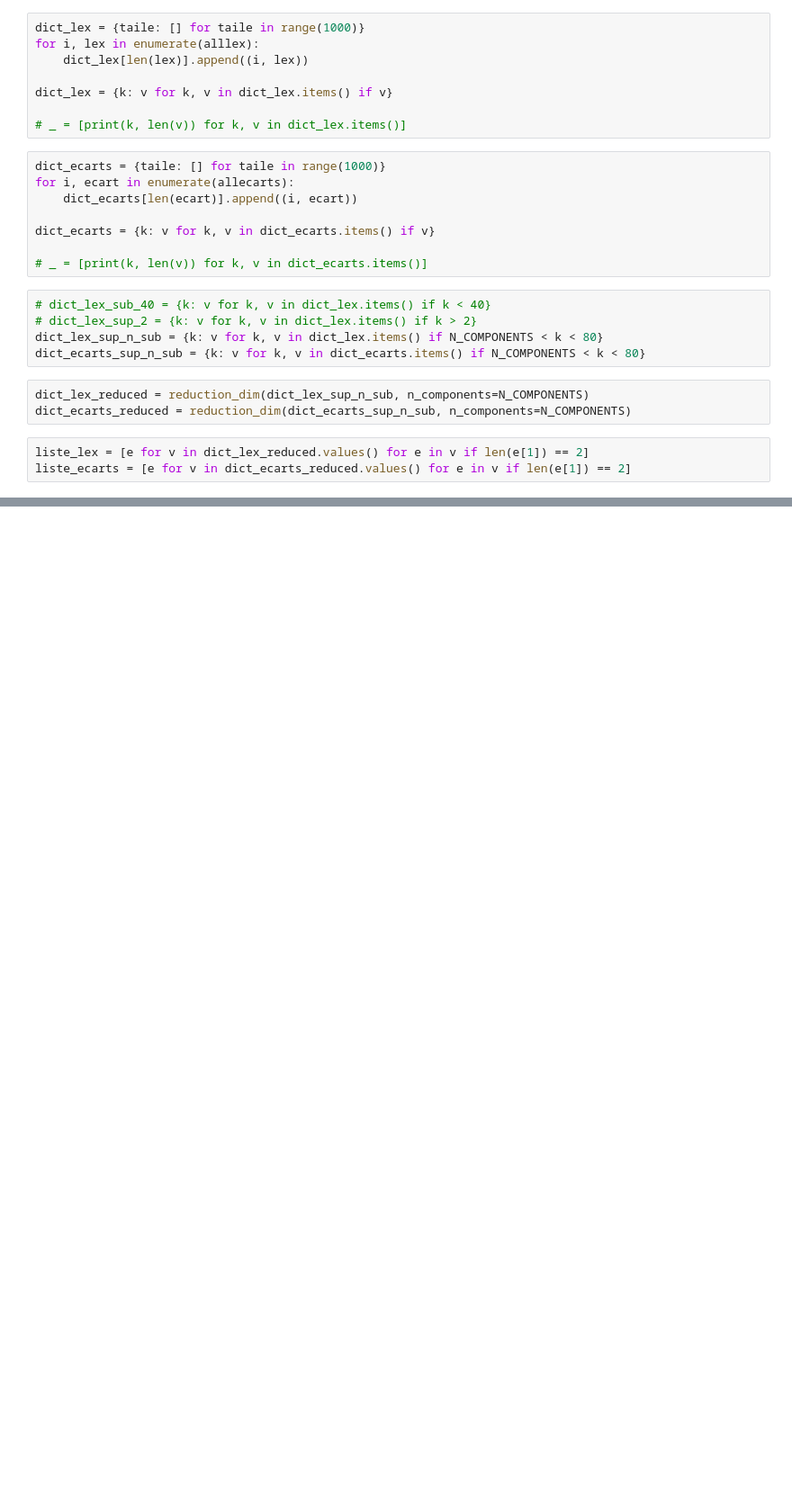
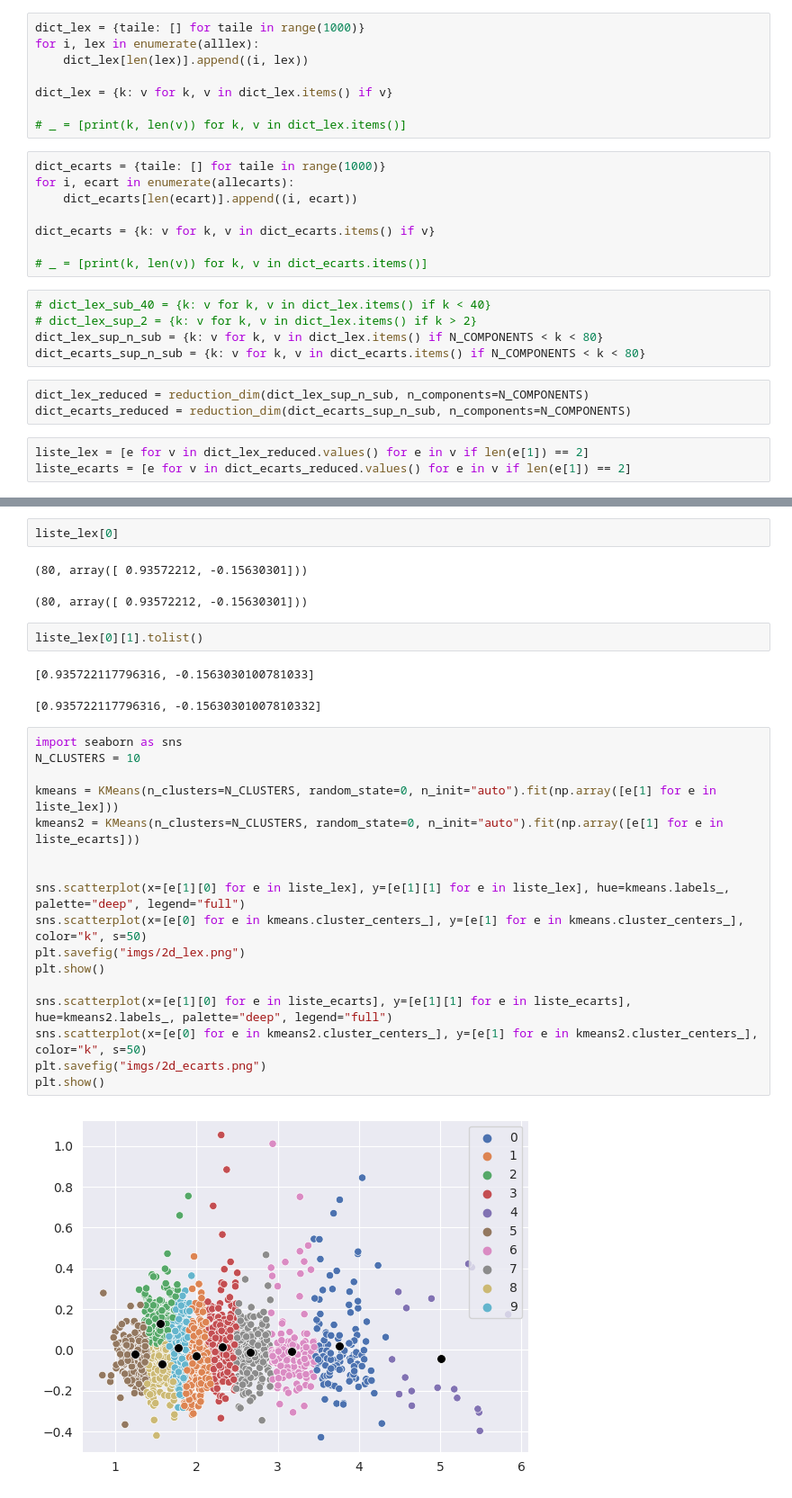
Before and after one commit to Marceau-h/memoire, a Jupyter notebook: createarray.ipynb, the cells around one changed output, grey strips where cells are left out. Shown: that part at 90% size. Cells and saved outputs as stored; diff of their text form; blank space fills up the shorter version.

Commit message:
Clustering suite

```diff
--- a/createarray.ipynb
+++ b/createarray.ipynb
@@ -293,0 +281,29 @@ numpy.ndarray
+# %%
+liste_lex[0]
+# %% [output]
+(80, array([ 0.93572212, -0.15630301]))
+(80, array([ 0.93572212, -0.15630301]))
+# %%
+liste_lex[0][1].tolist()
+# %% [output]
+[0.935722117796316, -0.1563030100781033]
+[0.935722117796316, -0.15630301007810332]
+# %%
+import seaborn as sns
+N_CLUSTERS = 10
+
+kmeans = KMeans(n_clusters=N_CLUSTERS, random_state=0, n_init="auto").fit(np.array([e[1] for e in liste_lex]))
+kmeans2 = KMeans(n_clusters=N_CLUSTERS, random_state=0, n_init="auto").fit(np.array([e[1] for e in liste_ecarts]))
+
+
+sns.scatterplot(x=[e[1][0] for e in liste_lex], y=[e[1][1] for e in liste_lex], hue=kmeans.labels_, palette="deep", legend="full")
+sns.scatterplot(x=[e[0] for e in kmeans.cluster_centers_], y=[e[1] for e in kmeans.cluster_centers_], color="k", s=50)
+plt.savefig("imgs/2d_lex.png")
+plt.show()
+
+sns.scatterplot(x=[e[1][0] for e in liste_ecarts], y=[e[1][1] for e in liste_ecarts], hue=kmeans2.labels_, palette="deep", legend="full")
+sns.scatterplot(x=[e[0] for e in kmeans2.cluster_centers_], y=[e[1] for e in kmeans2.cluster_centers_], color="k", s=50)
+plt.savefig("imgs/2d_ecarts.png")
+plt.show()
+# %% [output]
+[figure, added]
```
Also changed, not shown: parts of 16 cells of this notebook, 43 other files.
